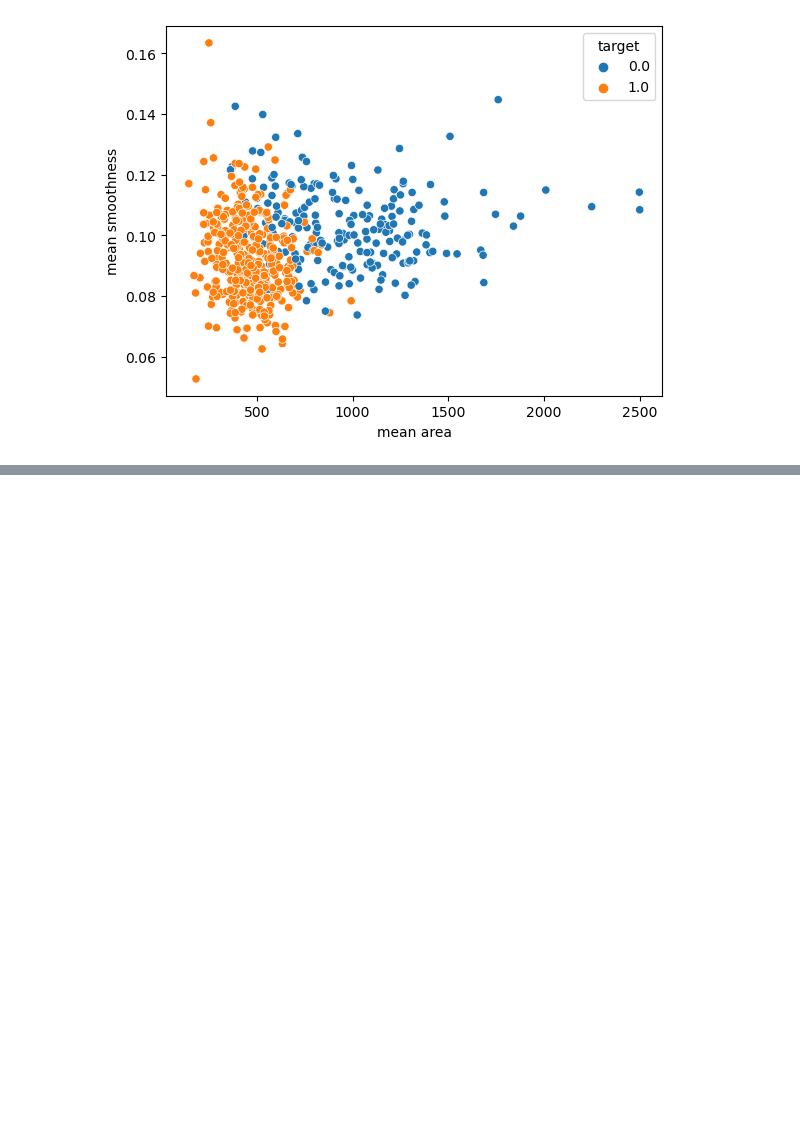
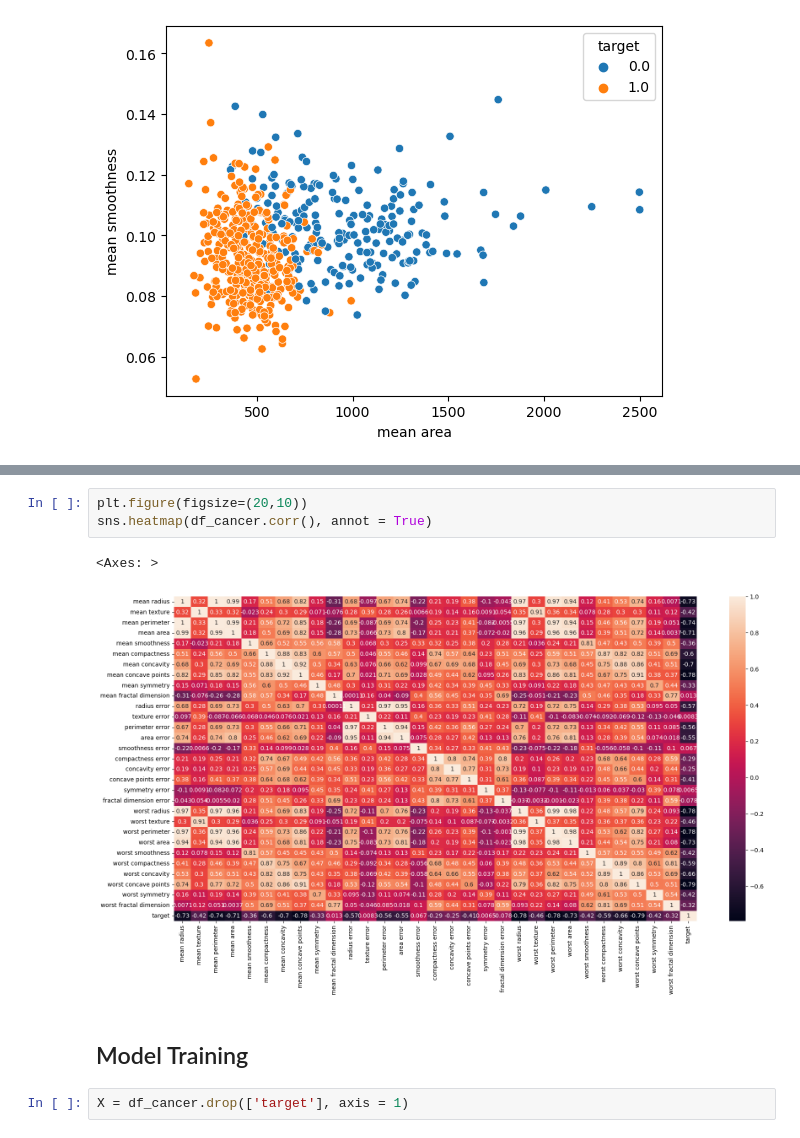
Before and after one commit to AlvaroBishop/SVM_BreastCancerPrediction, a Jupyter notebook: SVM_BreastCancerPrediction.ipynb, the cells around one changed output, grey strips where cells are left out. Drawn from its saved outputs; the diff is of its cells as text; blank space fills up the shorter version.

Commit message:
add model training

```diff
--- a/SVM_BreastCancerPrediction.ipynb
+++ b/SVM_BreastCancerPrediction.ipynb
@@ -150,0 +156,10 @@ sns.scatterplot(x = 'mean area', y = 'mean smoothness', hue = 'target', data = d
+# %%
+plt.figure(figsize=(20,10))
+sns.heatmap(df_cancer.corr(), annot = True)
+# %% [output]
+<Axes: >
+[figure, added]
+# %% [markdown]
+## Model Training
+# %%
+X = df_cancer.drop(['target'], axis = 1)
```
Also changed, not shown: parts of 12 cells of this notebook.
